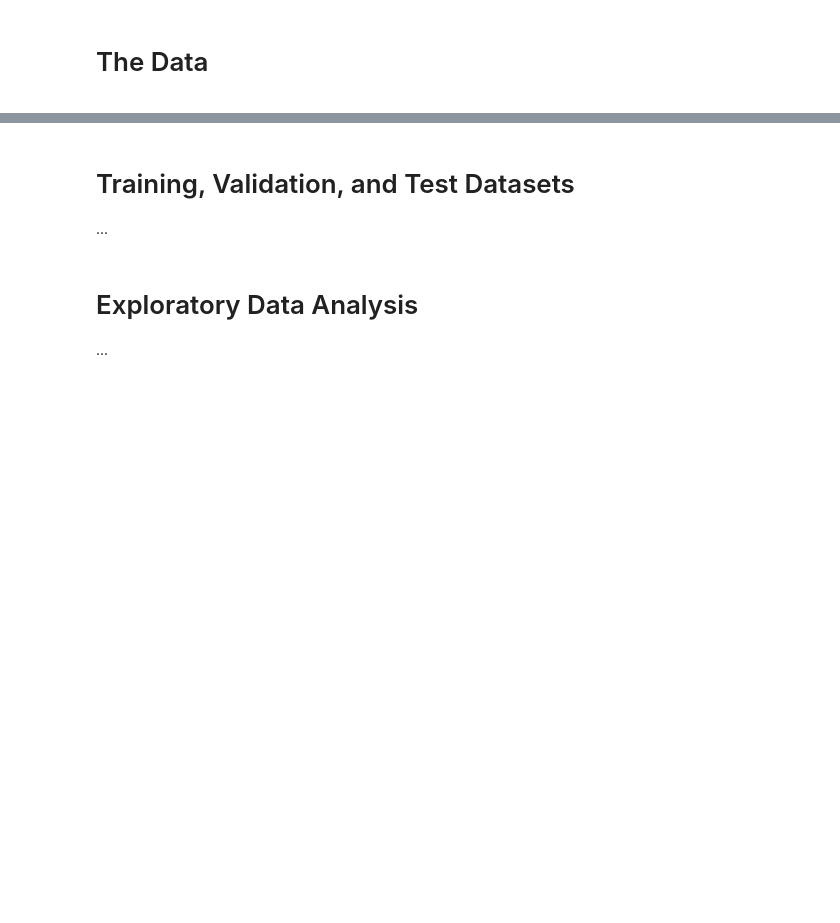
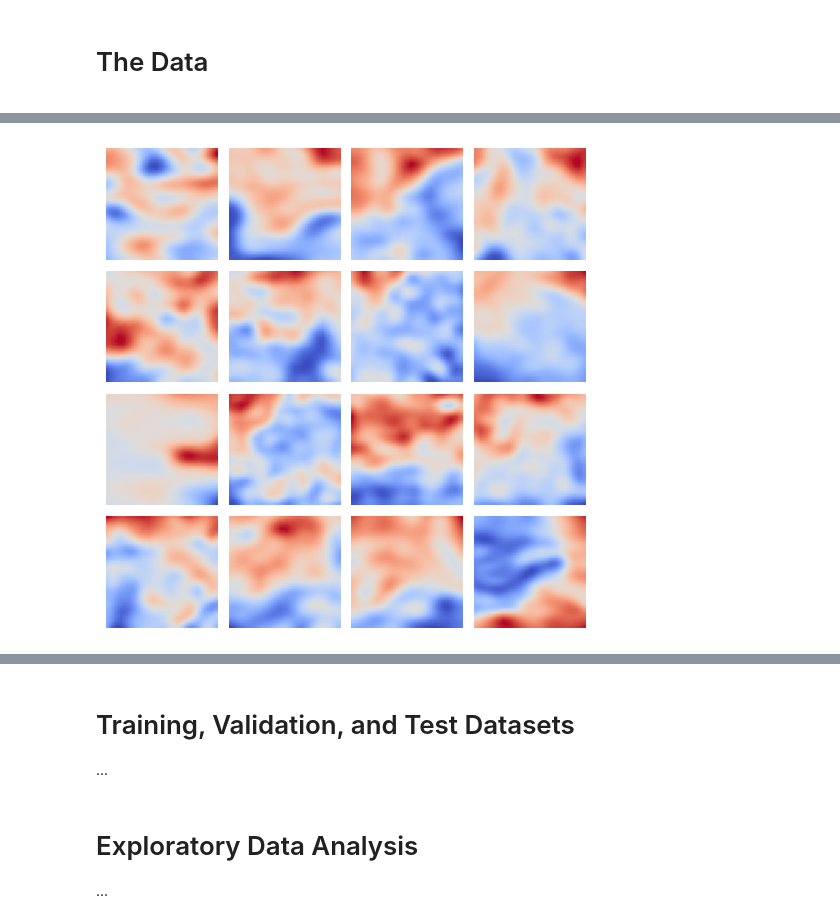
Before and after one commit to jonassterud/OCES5303_A3, a Jupyter notebook: ass3_oces5303_21335836.ipynb, the cells around one changed output, grey strips where cells are left out. Drawn from its saved outputs; the diff is of its cells as text; code cells hidden in the pictures; blank space fills up the shorter version.

```diff
--- a/ass3_oces5303_21335836.ipynb
+++ b/ass3_oces5303_21335836.ipynb
@@ -24,0 +168,15 @@
+# %%
+fig, axs = plt.subplots(4, 4)
+fig.subplots_adjust(left=0, bottom=0, right=1, top=1, wspace=-0.55, hspace=0.1)
+
+eddy_images = list(map(lambda tuple: tuple[1], filter(lambda tuple: tuple[0] == 1, map(lambda iv: (df_train.iloc[0]["TRAIN_LABELS"][0][iv[0]], iv[1]), enumerate(df_train.iloc[0]["SST"])))))
+
+for i, ax in enumerate(axs.flat):
+    # Select image
+    image = eddy_images[i]
+
+    # Image
+    ax.imshow(image, cmap="coolwarm")
+    ax.axis('off')
+# %% [output]
+[figure, added]
```
Also changed, not shown: parts of 8 cells of this notebook.
